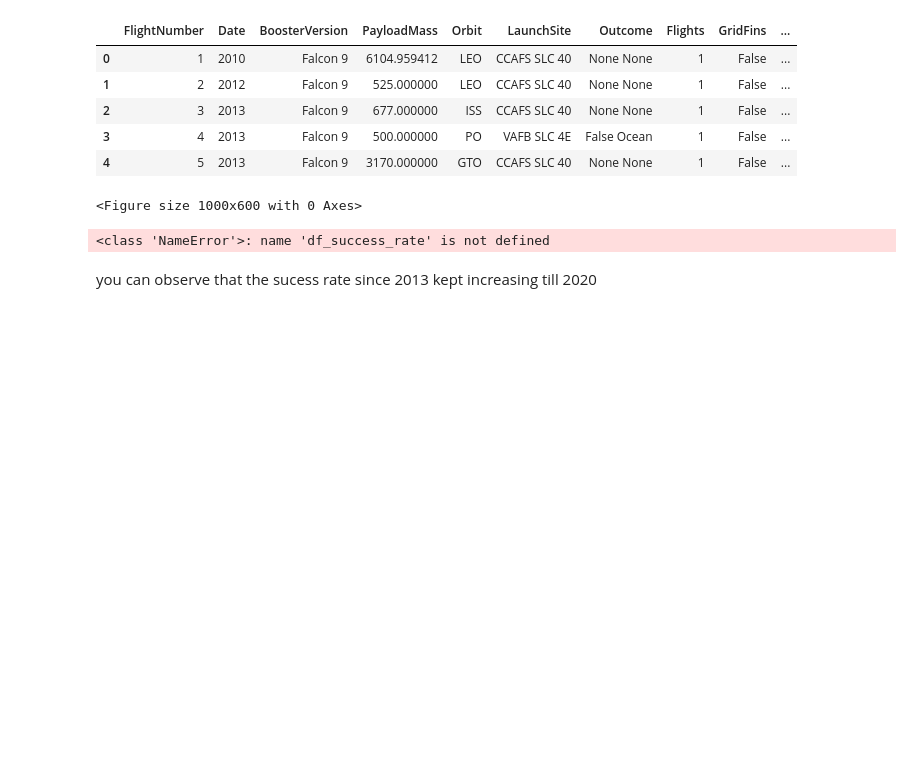
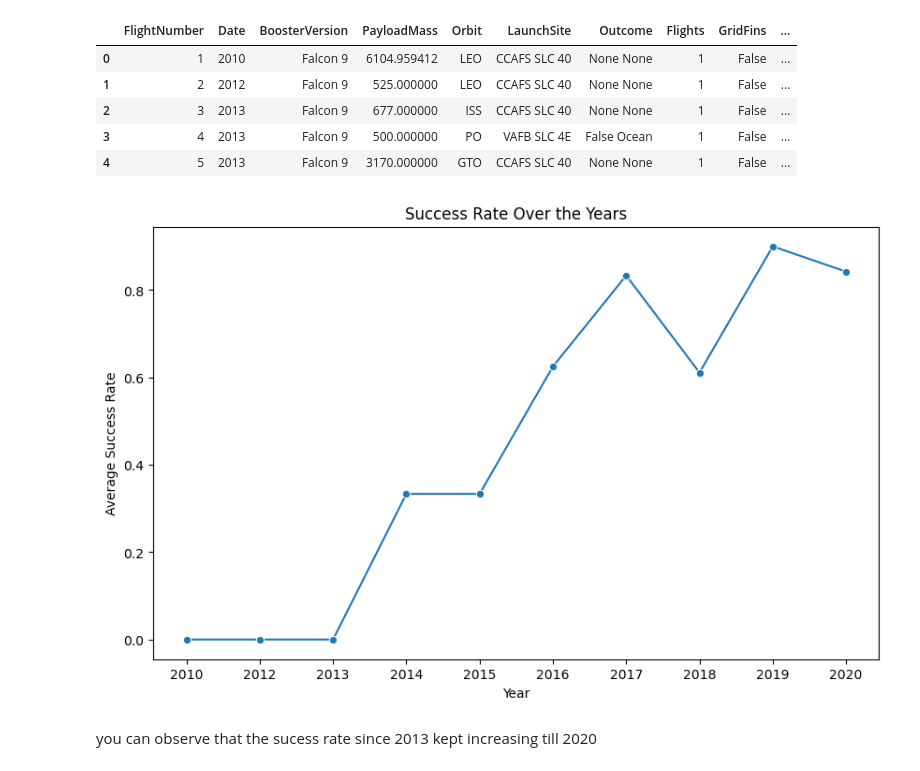
Before and after one commit to AbdullahAloyaydi/LAbCapstone, a Jupyter notebook: ExploringDataAnalysis/edadataviz.ipynb, the cells around one changed output. Saved outputs shown, nothing was run; the diff lists cells and outputs as text; code cells hidden in the pictures; blank space fills up the shorter version.

```diff
--- a/ExploringDataAnalysis/edadataviz.ipynb
+++ b/ExploringDataAnalysis/edadataviz.ipynb
@@ -202,11 +210,17 @@ df.head()
 | 4 | 5 | 2013 | Falcon 9 | 3170.000000 | GTO | CCAFS SLC 40 | None None | 1 | False | ... |
 # %%
 # Plot a line chart with x axis to be the extracted year and y axis to be the success rate
+df_success_rate = df.groupby('Year')['Class'].mean().reset_index()
+df_success_rate = df_success_rate.rename(columns={'Class': 'Average_Success_Rate'})
+
 plt.figure(figsize=(10, 6))
 sns.lineplot(x='Year', y='Average_Success_Rate', data=df_success_rate, marker='o')
+plt.title('Success Rate Over the Years')
+plt.xlabel('Year')
+plt.ylabel('Average Success Rate')
+plt.show()
 # %% [output]
-<Figure size 1000x600 with 0 Axes>
-<class 'NameError'>: name 'df_success_rate' is not defined
+[figure, added]
 # %% [markdown]
 you can observe that the sucess rate since 2013 kept increasing till 2020
 # %% [markdown]
```
Also changed, not shown: parts of 2 cells of this notebook.
